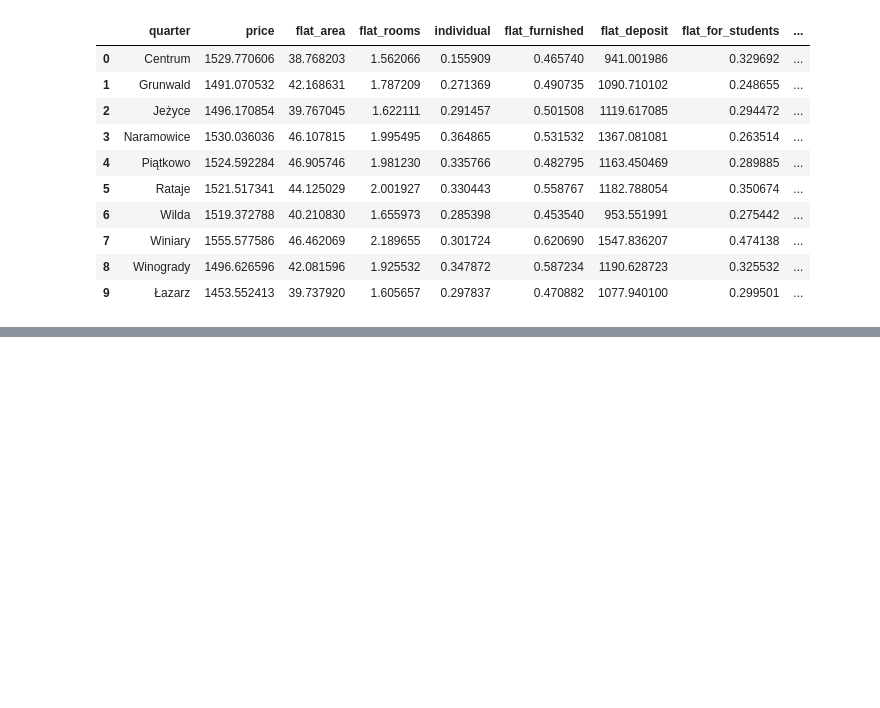
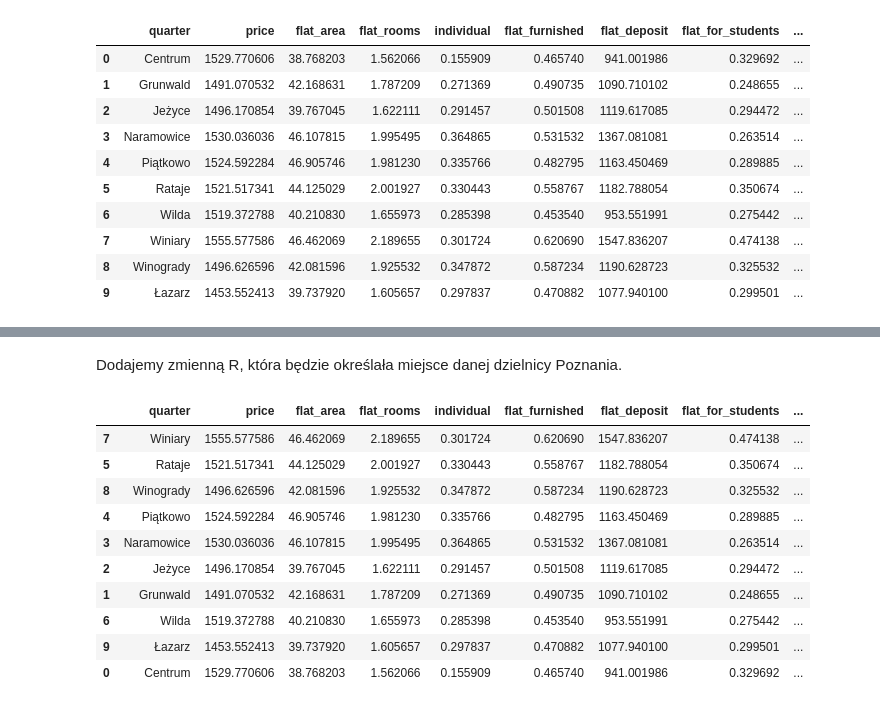
Before and after one commit to DepartmentOfStatisticsPUE/air-2022, a Jupyter notebook: notebooks/4_porzadkowanie.ipynb, the cells around one changed output, grey strips where cells are left out. Cells and saved outputs as stored; diff of their text form; code cells hidden in the pictures; blank space fills up the shorter version.

```diff
--- a/notebooks/4_porzadkowanie.ipynb
+++ b/notebooks/4_porzadkowanie.ipynb
@@ -219,0 +226,3 @@ dane_porzadkowanie
+# %%
+z_mian = np.sqrt((dane_porzadkowanie.loc[:, "price":"flat_balcony"]**2).sum(axis = 0))
+z_mian
@@ -219,0 +239,3 @@ dane_porzadkowanie
+# %%
+z = dane_porzadkowanie.loc[:, "price":"flat_balcony"] / z_mian
+z
@@ -219,0 +256,8 @@ dane_porzadkowanie
+# %%
+obiekt_ideal = [min(z.price), max(z.flat_area), max(z.flat_rooms), max(z.individual), max(z.flat_furnished),
+                min(z.flat_deposit), max(z.flat_for_students), max(z.flat_balcony)]
+
+obiekt_antyideal = [max(z.price), min(z.flat_area), min(z.flat_rooms), min(z.individual), min(z.flat_furnished),
+                    max(z.flat_deposit), min(z.flat_for_students), min(z.flat_balcony)]
+
+obiekt_ideal
@@ -219,0 +275,4 @@ dane_porzadkowanie
+# %%
+d_plus = np.sqrt( ( (z - obiekt_ideal)**2 ).sum(axis = 1) )
+d_minus = np.sqrt( ( (z - obiekt_antyideal)**2 ).sum(axis = 1) )
+d_plus
@@ -219,0 +291,18 @@ dane_porzadkowanie
+# %% [markdown]
+Dodajemy zmienną R, która będzie określała miejsce danej dzielnicy Poznania.
+# %%
+dane_porzadkowanie["R"] = d_minus / (d_minus + d_plus)
+dane_porzadkowanie.sort_values(by = "R", ascending = False, inplace = True)
+dane_porzadkowanie
+# %% [output]
+|  | quarter | price | flat_area | flat_rooms | individual | flat_furnished | flat_deposit | flat_for_students | ... |
+| 7 | Winiary | 1555.577586 | 46.462069 | 2.189655 | 0.301724 | 0.620690 | 1547.836207 | 0.474138 | ... |
+| 5 | Rataje | 1521.517341 | 44.125029 | 2.001927 | 0.330443 | 0.558767 | 1182.788054 | 0.350674 | ... |
+| 8 | Winogrady | 1496.626596 | 42.081596 | 1.925532 | 0.347872 | 0.587234 | 1190.628723 | 0.325532 | ... |
+| 4 | Piątkowo | 1524.592284 | 46.905746 | 1.981230 | 0.335766 | 0.482795 | 1163.450469 | 0.289885 | ... |
+| 3 | Naramowice | 1530.036036 | 46.107815 | 1.995495 | 0.364865 | 0.531532 | 1367.081081 | 0.263514 | ... |
+| 2 | Jeżyce | 1496.170854 | 39.767045 | 1.622111 | 0.291457 | 0.501508 | 1119.617085 | 0.294472 | ... |
+| 1 | Grunwald | 1491.070532 | 42.168631 | 1.787209 | 0.271369 | 0.490735 | 1090.710102 | 0.248655 | ... |
+| 6 | Wilda | 1519.372788 | 40.210830 | 1.655973 | 0.285398 | 0.453540 | 953.551991 | 0.275442 | ... |
+| 9 | Łazarz | 1453.552413 | 39.737920 | 1.605657 | 0.297837 | 0.470882 | 1077.940100 | 0.299501 | ... |
+| 0 | Centrum | 1529.770606 | 38.768203 | 1.562066 | 0.155909 | 0.465740 | 941.001986 | 0.329692 | ... |
```
Also changed, not shown: parts of 7 cells of this notebook.
